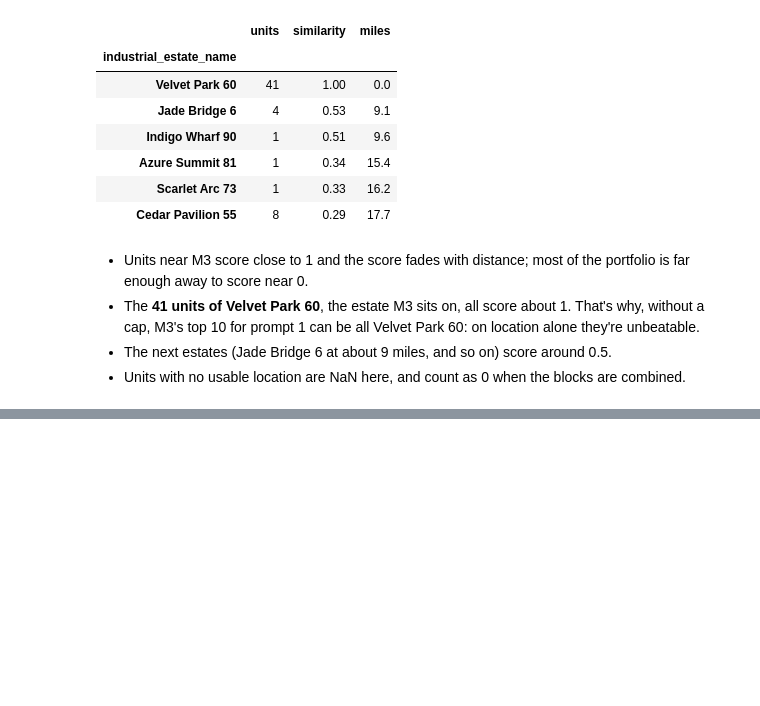
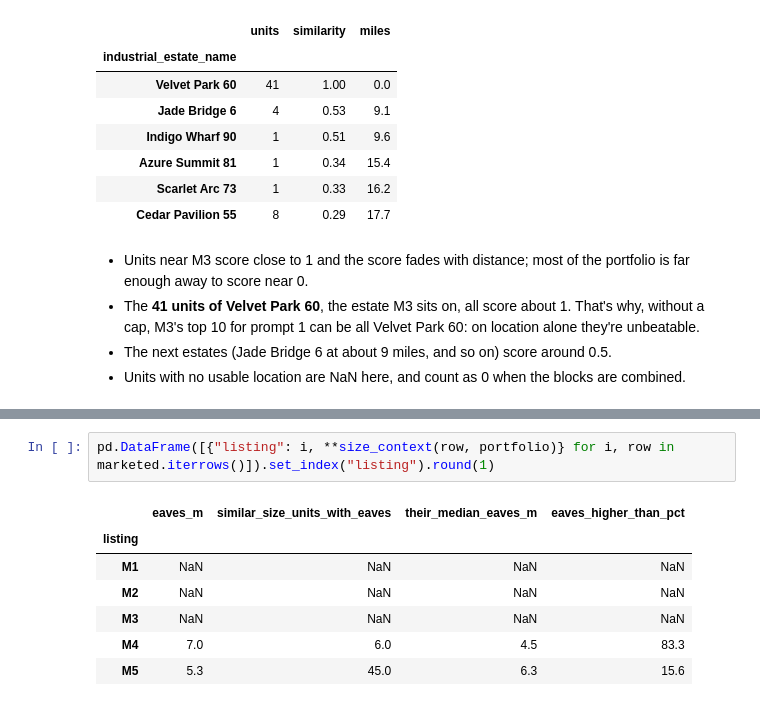
Before and after one commit to tonyjward/Indurent, a Jupyter notebook: notebooks/06_similarity_functions.ipynb, the cells around one changed output, grey strips where cells are left out. Cells and saved outputs as stored; diff of their text form; blank space fills up the shorter version.

```diff
--- a/notebooks/06_similarity_functions.ipynb
+++ b/notebooks/06_similarity_functions.ipynb
@@ -257,0 +316,10 @@ by_estate.round(2)
+# %%
+pd.DataFrame([{"listing": i, **size_context(row, portfolio)} for i, row in marketed.iterrows()]).set_index("listing").round(1)
+# %% [output]
+|  | eaves_m | similar_size_units_with_eaves | their_median_eaves_m | eaves_higher_than_pct |
+| listing |  |  |  |  |
+| M1 | NaN | NaN | NaN | NaN |
+| M2 | NaN | NaN | NaN | NaN |
+| M3 | NaN | NaN | NaN | NaN |
+| M4 | 7.0 | 6.0 | 4.5 | 83.3 |
+| M5 | 5.3 | 45.0 | 6.3 | 15.6 |
```
Also changed, not shown: parts of 9 cells of this notebook, 7 other files.
